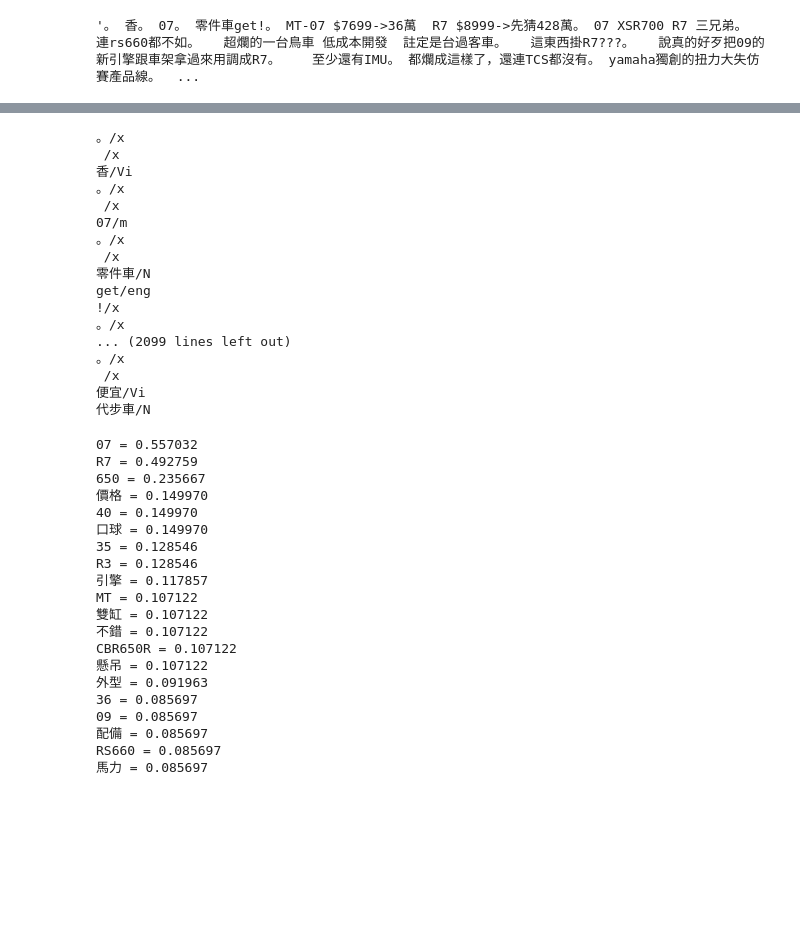
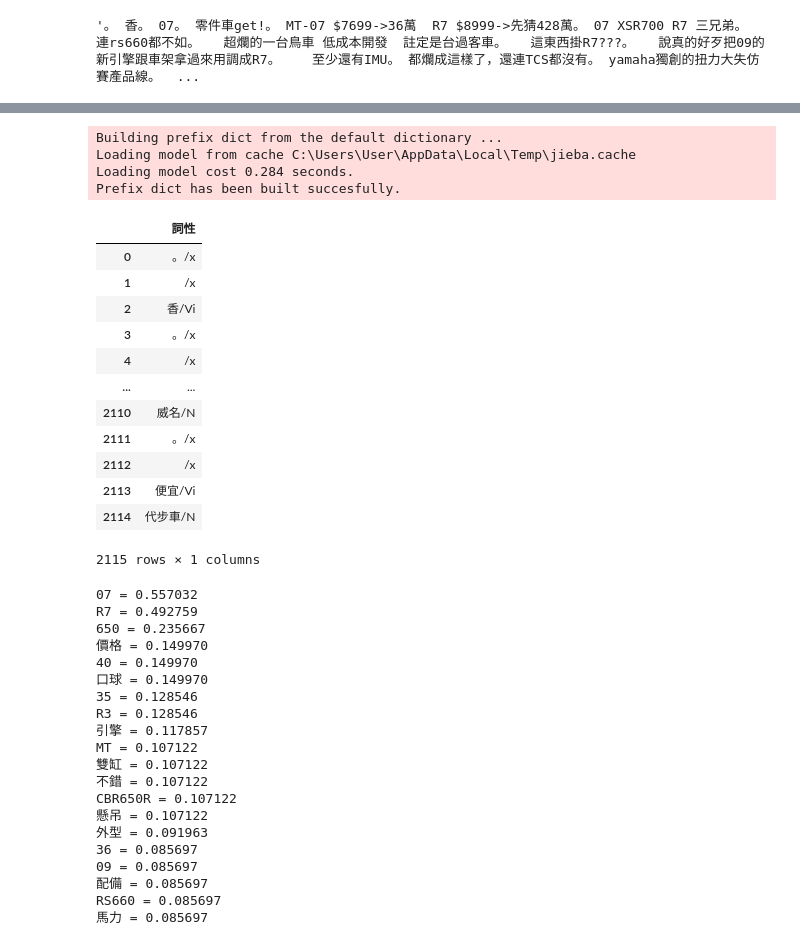
Before and after one commit to jason272727/Side-Project, a Jupyter notebook: textmining.ipynb, the cells around one changed output, grey strips where cells are left out. Saved outputs shown, nothing was run; the diff lists cells and outputs as text; code cells hidden in the pictures; blank space fills up the shorter version.

```diff
--- a/textmining.ipynb
+++ b/textmining.ipynb
@@ -58,26 +60,29 @@ total_com
 # %%
-## 先來做詞性的分析，這樣才能知道後續分析時，能夠過濾或凸顯哪些詞性。
-## 除此之外，也藉此觀察斷詞方式，看看有那些字詞的斷詞方式需要做後續的調整。例如自行設定字典，或設定停用字。
+#詞性分析
+pos_cut=[]
 for pos in jieba.posseg.cut(total_com):
-    print(pos)
+    pos_cut.append(pos)
+    pos_df=pd.DataFrame({'詞性':pos_cut})
+    #print(pos)
+pos_df
 # %% [output]
-。/x
- /x
-香/Vi
-。/x
- /x
-07/m
-。/x
- /x
-零件車/N
-get/eng
-!/x
-。/x
-... (2099 lines left out)
-。/x
- /x
-便宜/Vi
-代步車/N
+Building prefix dict from the default dictionary ...
+Loading model from cache C:\Users\User\AppData\Local\Temp\jieba.cache
+Loading model cost 0.284 seconds.
+Prefix dict has been built succesfully.
+|  | 詞性 |
+| 0 | 。/x |
+| 1 | /x |
+| 2 | 香/Vi |
+| 3 | 。/x |
+| 4 | /x |
+| ... | ... |
+| 2110 | 威名/N |
+| 2111 | 。/x |
+| 2112 | /x |
+| 2113 | 便宜/Vi |
+| 2114 | 代步車/N |
+2115 rows × 1 columns
 # %%
 import matplotlib.pyplot as plt
 import seaborn as sns
```
Also changed, not shown: parts of 4 cells of this notebook.
